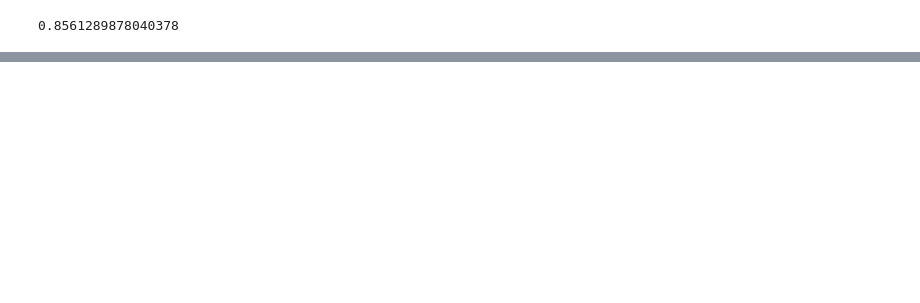
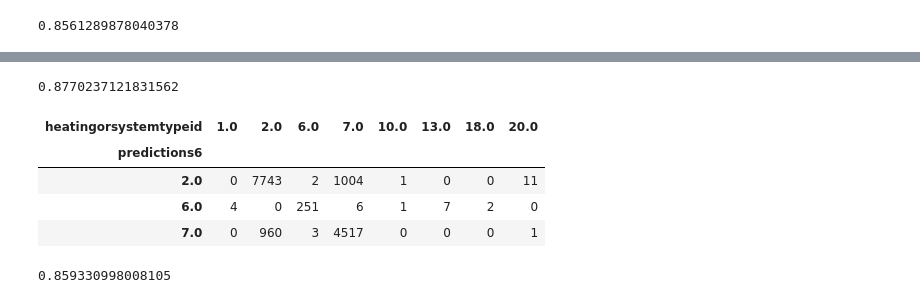
Before and after one commit to HopperTeam6/Zillow_Clustering_Project, a Jupyter notebook: bondy_rabbit_hole.ipynb, the cells around one changed output, grey strips where cells are left out. Drawn from its saved outputs; the diff is of its cells as text; code cells hidden in the pictures; blank space fills up the shorter version.

```diff
--- a/bondy_rabbit_hole.ipynb
+++ b/bondy_rabbit_hole.ipynb
@@ -731,0 +835,31 @@ accuracy3
+# %%
+(con_matrix_v5.loc[2.0][2.0] + con_matrix_v5.loc[6.0][6.0] + con_matrix_v5.loc[7.0][7.0]) / (con_matrix_v5.loc[2.0].sum() + con_matrix_v5.loc[6.0].sum() + con_matrix_v5[7.0].sum())
+# %% [output]
+0.8770237121831562
+# %%
+#creation
+rf6 = RandomForestClassifier(bootstrap = True,
+                            min_samples_leaf = 3,
+                            max_depth = 6,
+                            random_state = 421)
+
+#fit
+rf6.fit(X_train, y_train)
+
+#predict
+train['predictions6'] = rf6.predict(X_train)
+
+#confusion matrix (crosstab between actual vs predicted)
+con_matrix6 = pd.crosstab(train.predictions6, train.heatingorsystemtypeid)
+con_matrix6 = pd.DataFrame(con_matrix6)
+con_matrix6
+# %% [output]
+| heatingorsystemtypeid | 1.0 | 2.0 | 6.0 | 7.0 | 10.0 | 13.0 | 18.0 | 20.0 |
+| predictions6 |  |  |  |  |  |  |  |  |
+| 2.0 | 0 | 7743 | 2 | 1004 | 1 | 0 | 0 | 11 |
+| 6.0 | 4 | 0 | 251 | 6 | 1 | 7 | 2 | 0 |
+| 7.0 | 0 | 960 | 3 | 4517 | 0 | 0 | 0 | 1 |
+# %%
+(con_matrix6.loc[2.0][2.0] + con_matrix6.loc[6.0][6.0] + con_matrix6.loc[7.0][7.0]) / (con_matrix6.loc[2.0].sum() + con_matrix6.loc[6.0].sum() + con_matrix6[7.0].sum())
+# %% [output]
+0.859330998008105
```
Also changed, not shown: parts of 40 cells of this notebook.
